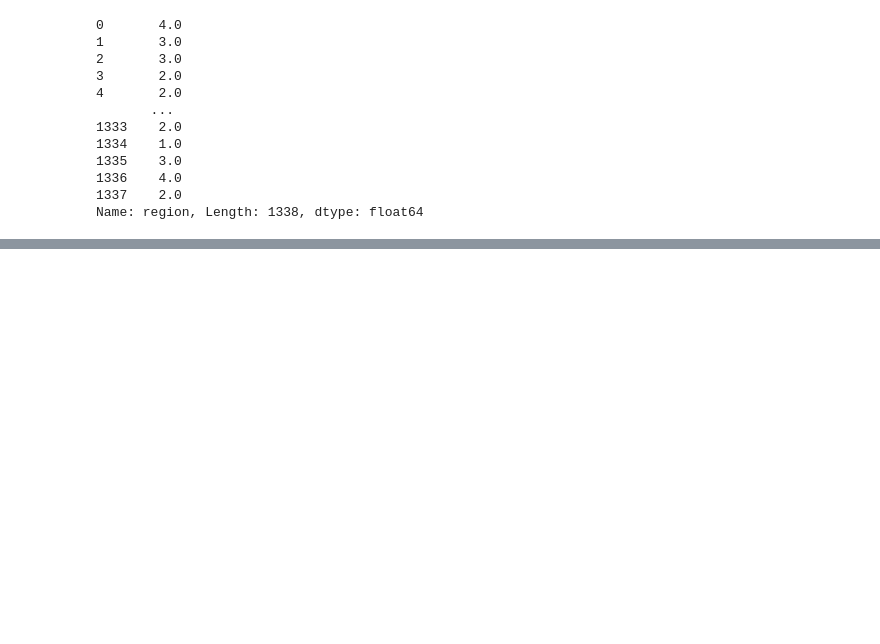
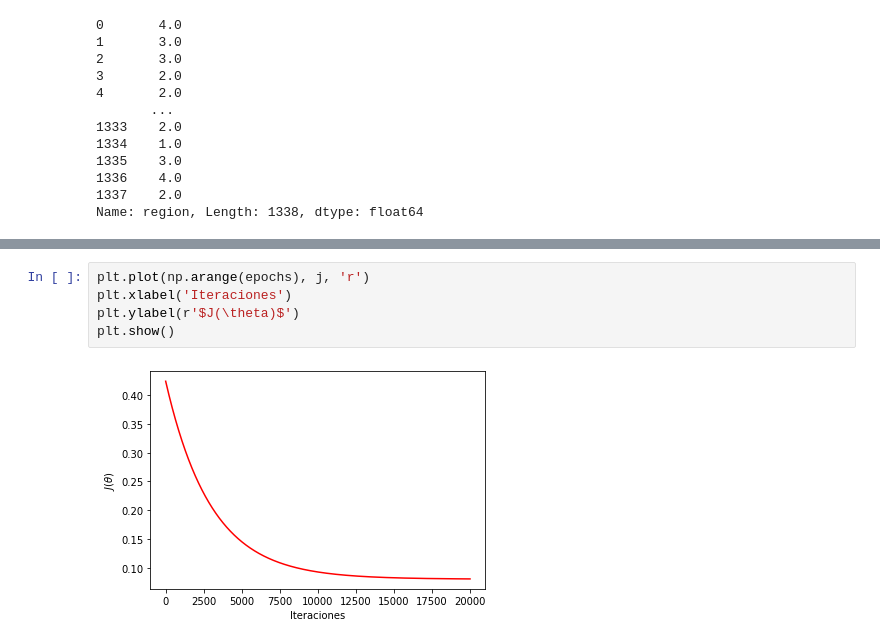
Before and after one commit to MDG99/Algoritmos-de-regresi-n, a Jupyter notebook: Estimación de un seguro.ipynb, the cells around one changed output, grey strips where cells are left out. Drawn from its saved outputs; the diff is of its cells as text; blank space fills up the shorter version.

```diff
--- a/Estimación de un seguro.ipynb
+++ b/Estimación de un seguro.ipynb
@@ -137,0 +153,7 @@ Los pesos hallados son: [   313.4412873     560.34043337    586.23860306 -22152.
+# %%
+plt.plot(np.arange(epochs), j, 'r')
+plt.xlabel('Iteraciones')
+plt.ylabel(r'$J(\theta)$')
+plt.show()
+# %% [output]
+[figure, added]
```
Also changed, not shown: parts of 25 cells of this notebook, 3 other files.
